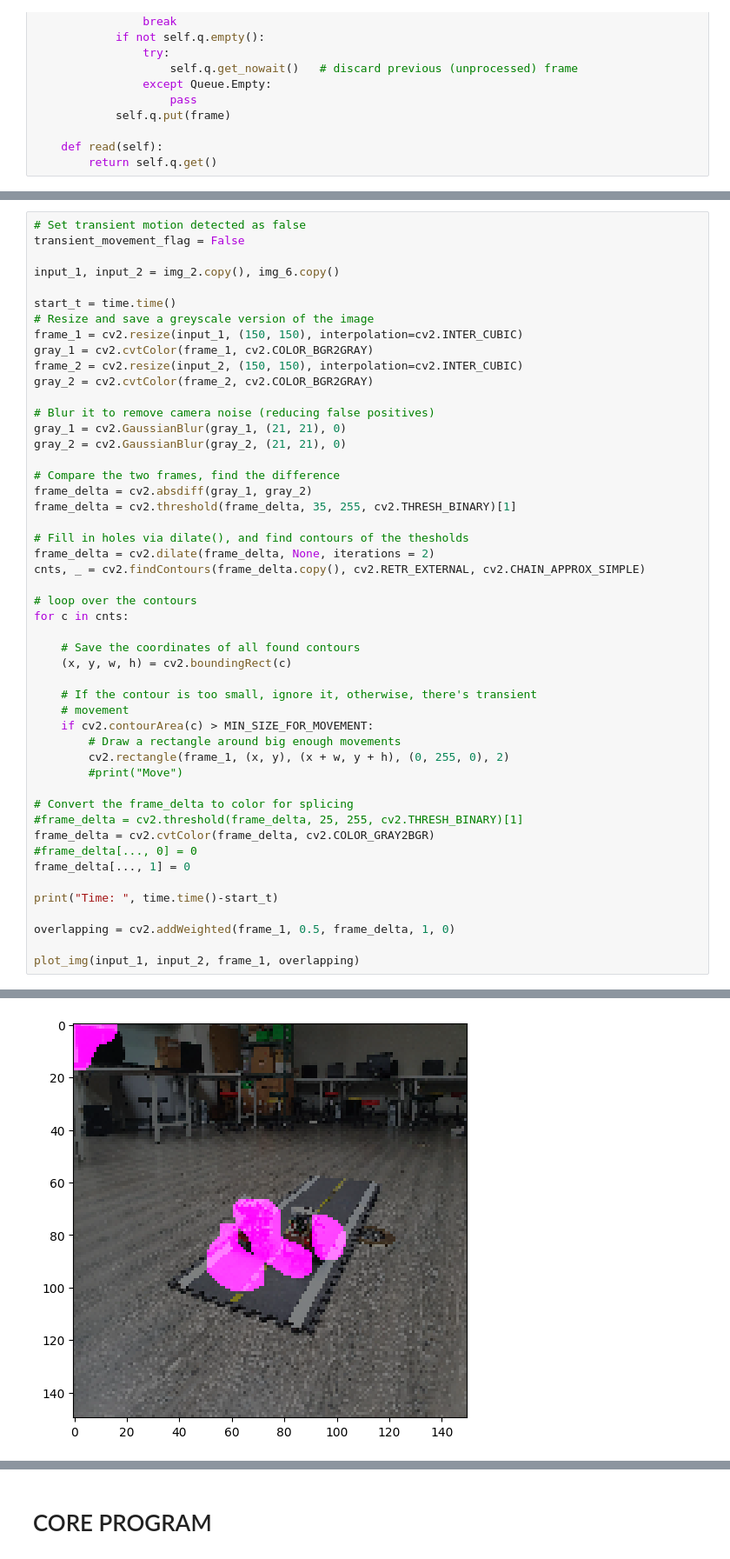
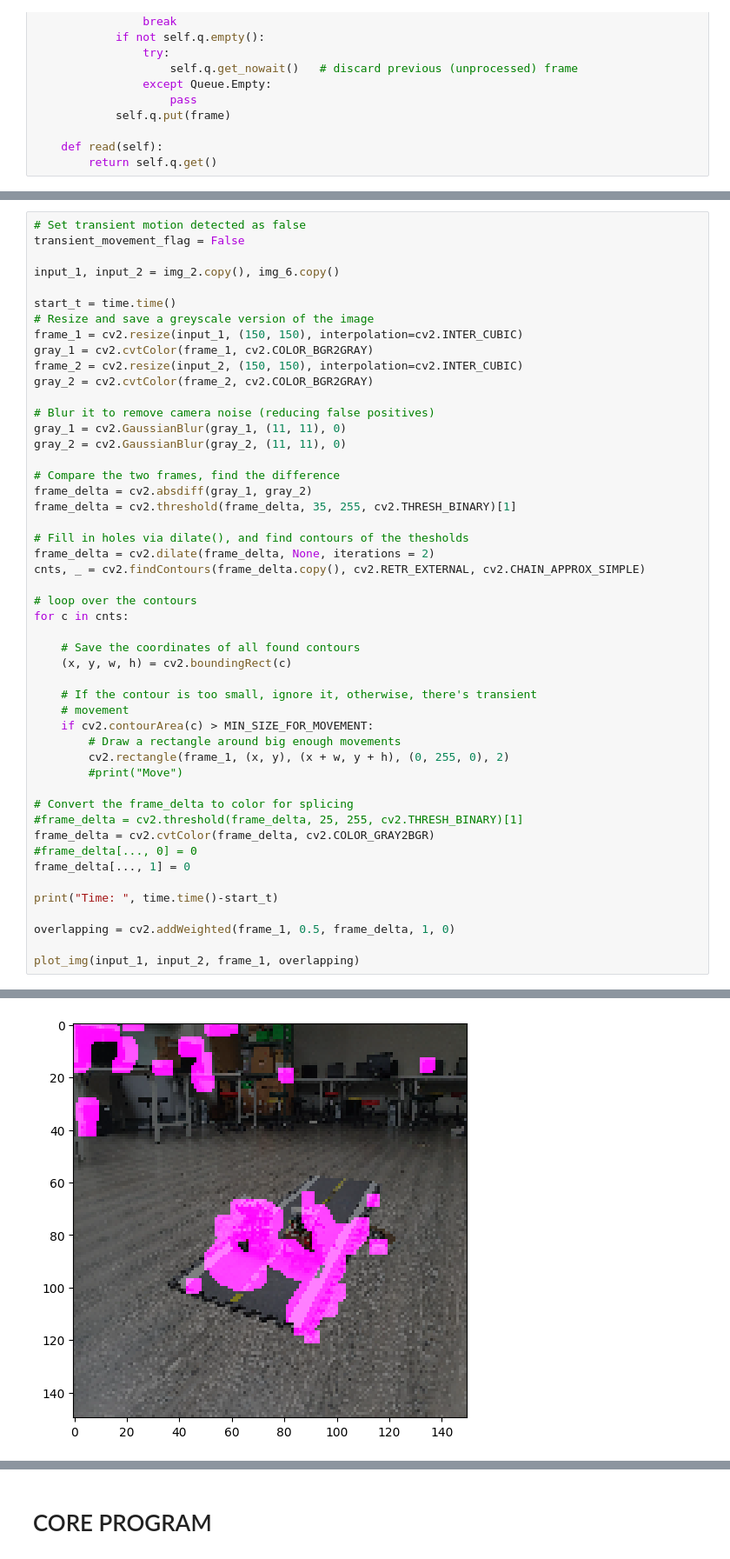
Before and after one commit to championway/traffic_motion_detection, a Jupyter notebook: test.ipynb, the cells around one changed output, grey strips where cells are left out. Shown at 87% size. Cells and saved outputs as stored; diff of their text form.

```diff
--- a/test.ipynb
+++ b/test.ipynb
@@ -252,8 +256,8 @@ frame_2 = cv2.resize(input_2, (150, 150), interpolation=cv2.INTER_CUBIC)
 gray_2 = cv2.cvtColor(frame_2, cv2.COLOR_BGR2GRAY)
 
 # Blur it to remove camera noise (reducing false positives)
-gray_1 = cv2.GaussianBlur(gray_1, (21, 21), 0)
-gray_2 = cv2.GaussianBlur(gray_2, (21, 21), 0)
+gray_1 = cv2.GaussianBlur(gray_1, (11, 11), 0)
+gray_2 = cv2.GaussianBlur(gray_2, (11, 11), 0)
 
 # Compare the two frames, find the difference
 frame_delta = cv2.absdiff(gray_1, gray_2)
@@ -292,3 +296,3 @@ plot_img(input_1, input_2, frame_1, overlapping)
 [figure]
 [figure]
-[figure, old version]
+[figure, new version]
```
Also changed, not shown: parts of 8 cells of this notebook, 1 other file.
